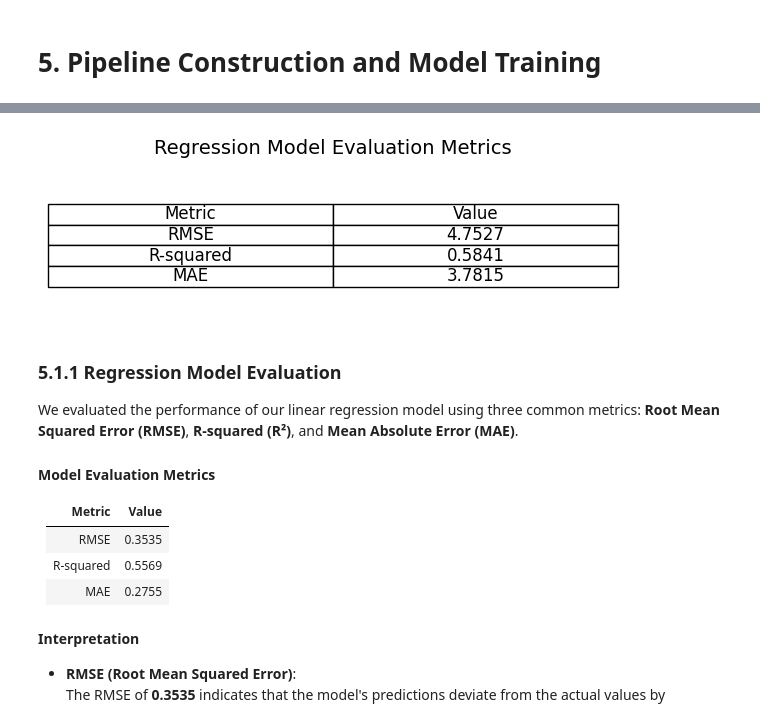
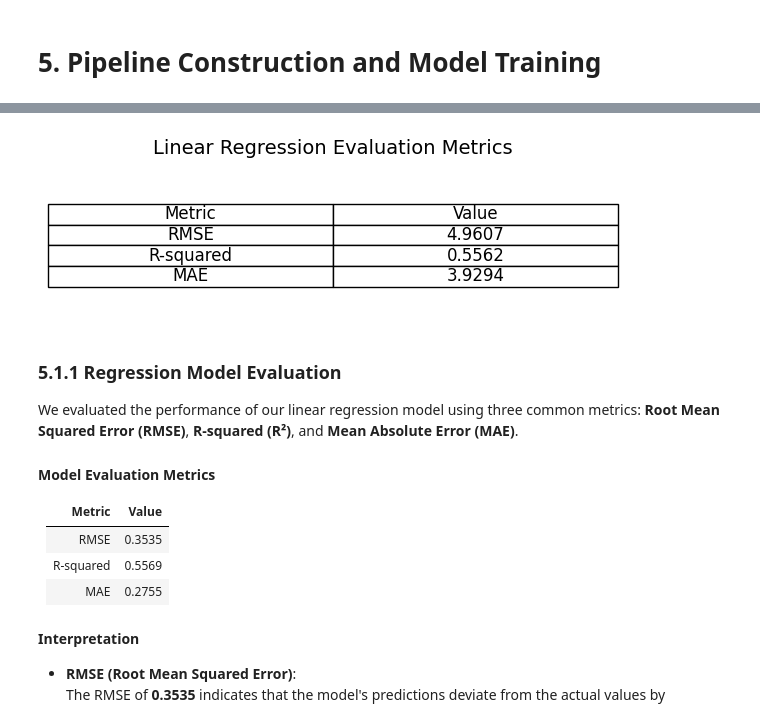
Before and after one commit to tngjody/bt4221-airfare-booking, a Jupyter notebook: BT4221_Group_20.ipynb, the cells around one changed output, grey strips where cells are left out. Drawn from its saved outputs; the diff is of its cells as text; code cells hidden in the pictures.

```diff
--- a/BT4221_Group_20.ipynb
+++ b/BT4221_Group_20.ipynb
@@ -1910,63 +1984,33 @@ test_df = test_df.sample(fraction=0.1, seed=42)
 # %%
 # Define a Linear Regression model
-target_col = "boxcox_totalFare"
 lr = LinearRegression(featuresCol="features", labelCol=target_col)
 
 # Set up a parameter grid for hyperparameter tuning
-paramGrid = (
-    ParamGridBuilder()
-    .addGrid(lr.regParam, [0.01, 0.1])
-    .addGrid(lr.elasticNetParam, [0.0, 0.5])
-    .build()
-)
-
-# Define an evaluator using RMSE (Root Mean Squared Error)
-evaluator = RegressionEvaluator(labelCol=target_col, metricName="rmse")
+lr_param_grid = (ParamGridBuilder()
+                .addGrid(lr.regParam, [0.01, 0.1])
+                .addGrid(lr.elasticNetParam, [0.0, 0.5])
+                .build())
 
 # Set up CrossValidator for hyperparameter tuning with 3-fold cross-validation
-cv_lr = CrossValidator(
-    estimator=lr, estimatorParamMaps=paramGrid, evaluator=evaluator, numFolds=3
-)
+cv_lr = CrossValidator(estimator=lr, estimatorParamMaps=lr_param_grid,
+                      evaluator=RegressionEvaluator(labelCol=target_col),
+                      numFolds=3)
 
 # Train the model using CrossValidation
 cvModel_lr = cv_lr.fit(train_df)
+lr_predictions = cvModel_lr.transform(test_df)
+
+# Calculate metrics
+lr_metrics = {
+    'rmse': rmse.evaluate(lr_predictions),
+    'r2': r2.evaluate(lr_predictions),
+    'mae': mae.evaluate(lr_predictions)
+}
+
+# Plot using shared function
+plot_metrics_table({k: round(v, 4) for k,v in lr_metrics.items()}, "Linear Regression")
+# %% [output]
+[figure, added]
-# %%
-# Make predictions on the test set
-predictions = cvModel_lr.transform(test_df)
-
-# Evaluate using different metrics
-rmse = RegressionEvaluator(
-    labelCol=target_col, predictionCol="prediction", metricName="rmse"
-).evaluate(predictions)
-r2 = RegressionEvaluator(
-    labelCol=target_col, predictionCol="prediction", metricName="r2"
-).evaluate(predictions)
-mae = RegressionEvaluator(
-    labelCol=target_col, predictionCol="prediction", metricName="mae"
-).evaluate(predictions)
-
-# Prepare data
-metrics = ["RMSE", "R-squared", "MAE"]
-values = [round(rmse, 4), round(r2, 4), round(mae, 4)]
-table_data = list(zip(metrics, values))
-
-# Plot as table using matplotlib
-fig, ax = plt.subplots(figsize=(6, 2))
-ax.axis("off")
-
-table = ax.table(
-    cellText=table_data, colLabels=["Metric", "Value"], cellLoc="center", loc="center"
-)
-
-table.auto_set_font_size(False)
-table.set_fontsize(12)
-table.scale(1, 1.5)
-
-plt.title("Regression Model Evaluation Metrics", fontsize=14, pad=20)
-plt.tight_layout()
-plt.show()
-# %% [output]
-[figure, removed]
 # %% [markdown]
 ### **5.1.1 Regression Model Evaluation**
 
```
Also changed, not shown: parts of 28 cells of this notebook.
